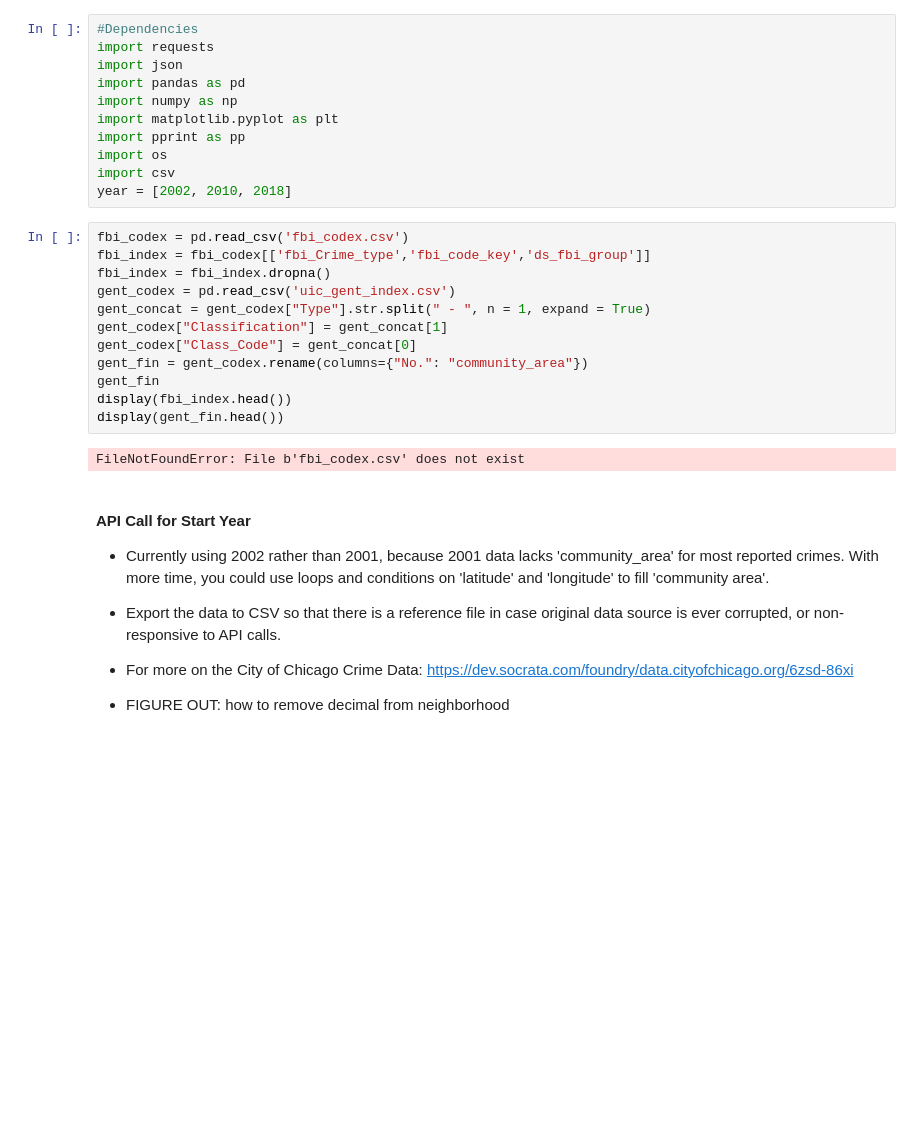
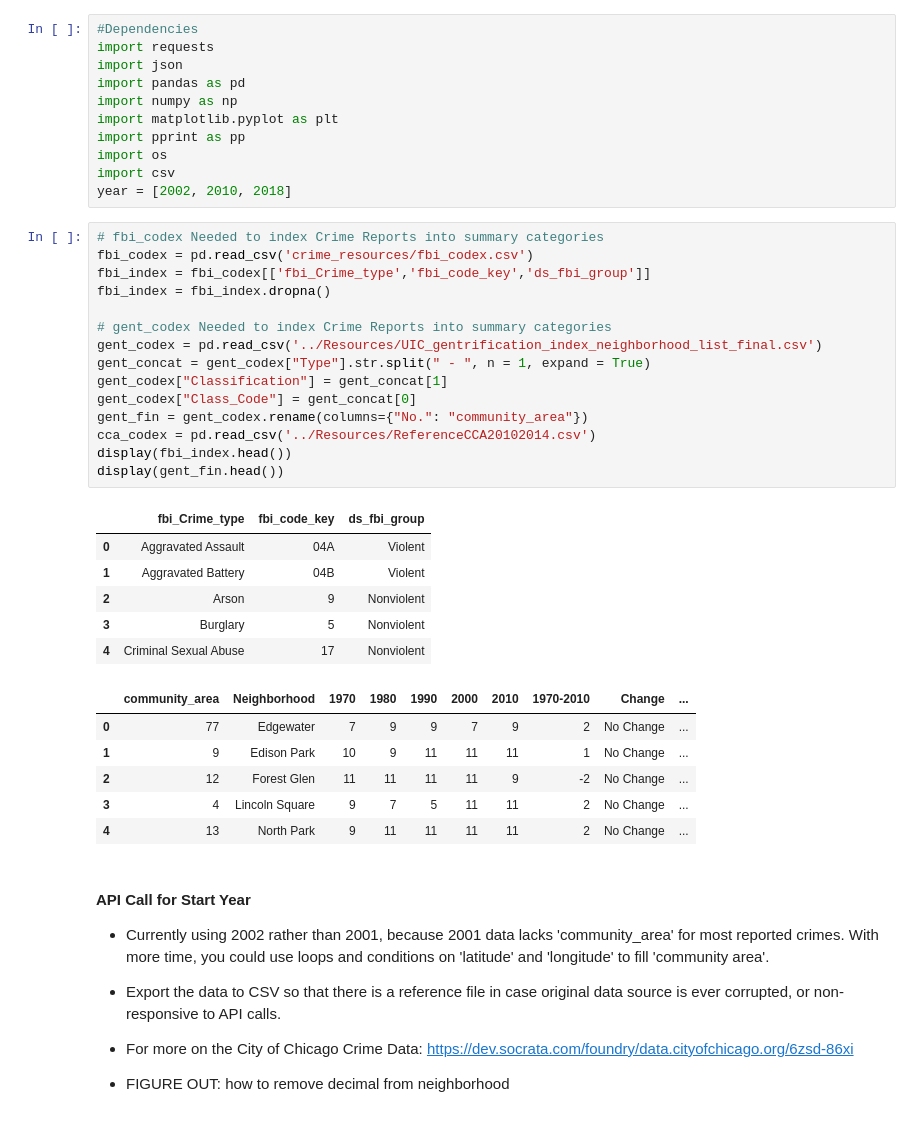
Before and after one commit to ajdeschenes/RuPaulsitory, a Jupyter notebook: crime/chicago_crime_api_json.ipynb, the cells around one changed output. Cells and saved outputs as stored; diff of their text form; blank space fills up the shorter version.

```diff
--- a/crime/chicago_crime_api_json.ipynb
+++ b/crime/chicago_crime_api_json.ipynb
@@ -43,19 +43,33 @@ import os
 import csv
 year = [2002, 2010, 2018]
 # %%
-fbi_codex = pd.read_csv('fbi_codex.csv')
+# fbi_codex Needed to index Crime Reports into summary categories
+fbi_codex = pd.read_csv('crime_resources/fbi_codex.csv')
 fbi_index = fbi_codex[['fbi_Crime_type','fbi_code_key','ds_fbi_group']]
 fbi_index = fbi_index.dropna()
-gent_codex = pd.read_csv('uic_gent_index.csv')
+
+# gent_codex Needed to index Crime Reports into summary categories
+gent_codex = pd.read_csv('../Resources/UIC_gentrification_index_neighborhood_list_final.csv')
 gent_concat = gent_codex["Type"].str.split(" - ", n = 1, expand = True)
 gent_codex["Classification"] = gent_concat[1]
 gent_codex["Class_Code"] = gent_concat[0]
 gent_fin = gent_codex.rename(columns={"No.": "community_area"})
-gent_fin
+cca_codex = pd.read_csv('../Resources/ReferenceCCA20102014.csv')
 display(fbi_index.head())
 display(gent_fin.head())
 # %% [output]
-FileNotFoundError: File b'fbi_codex.csv' does not exist
+|  | fbi_Crime_type | fbi_code_key | ds_fbi_group |
+| 0 | Aggravated Assault | 04A | Violent |
+| 1 | Aggravated Battery | 04B | Violent |
+| 2 | Arson | 9 | Nonviolent |
+| 3 | Burglary | 5 | Nonviolent |
+| 4 | Criminal Sexual Abuse | 17 | Nonviolent |
+|  | community_area | Neighborhood | 1970 | 1980 | 1990 | 2000 | 2010 | 1970-2010 | Change | ... |
+| 0 | 77 | Edgewater | 7 | 9 | 9 | 7 | 9 | 2 | No Change | ... |
+| 1 | 9 | Edison Park | 10 | 9 | 11 | 11 | 11 | 1 | No Change | ... |
+| 2 | 12 | Forest Glen | 11 | 11 | 11 | 11 | 9 | -2 | No Change | ... |
+| 3 | 4 | Lincoln Square | 9 | 7 | 5 | 11 | 11 | 2 | No Change | ... |
+| 4 | 13 | North Park | 9 | 11 | 11 | 11 | 11 | 2 | No Change | ... |
 # %% [markdown]
 #### API Call for Start Year
 * Currently using 2002 rather than 2001, because 2001 data lacks 'community_area' for most reported crimes. With more time, you could use loops and conditions on 'latitude' and 'longitude' to fill 'community area'.
```
Also changed, not shown: parts of 12 cells of this notebook, 9 other files.
